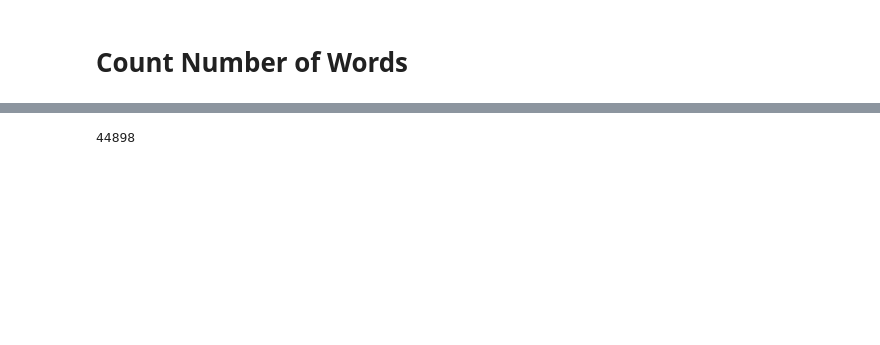
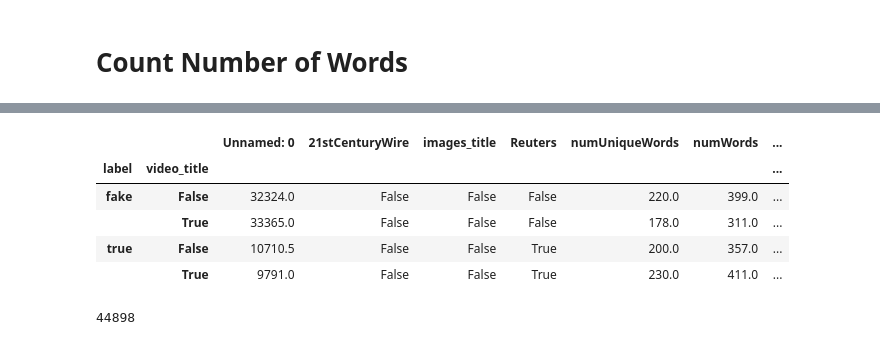
Before and after one commit to zycalice/fake-news-detection, a Jupyter notebook: src/Sandbox.ipynb, the cells around one changed output, grey strips where cells are left out. Saved outputs shown, nothing was run; the diff lists cells and outputs as text; code cells hidden in the pictures; blank space fills up the shorter version.

```diff
--- a/src/Sandbox.ipynb
+++ b/src/Sandbox.ipynb
@@ -60,3 +115,12 @@ news_df.groupby('label').median()
+# %%
+news_df.groupby(['label','video_title']).median()
+# %% [output]
+|  |  | Unnamed: 0 | 21stCenturyWire | images_title | Reuters | numUniqueWords | numWords | ... |
+| label | video_title |  |  |  |  |  |  | ... |
+| fake | False | 32324.0 | False | False | False | 220.0 | 399.0 | ... |
+|  | True | 33365.0 | False | False | False | 178.0 | 311.0 | ... |
+| true | False | 10710.5 | False | False | True | 200.0 | 357.0 | ... |
+|  | True | 9791.0 | False | False | True | 230.0 | 411.0 | ... |
 # %%
 import matplotlib.pyplot as plt
 # https://matplotlib.org/3.1.1/gallery/statistics/histogram_multihist.html
```
Also changed, not shown: parts of 17 cells of this notebook, 7 other files.
